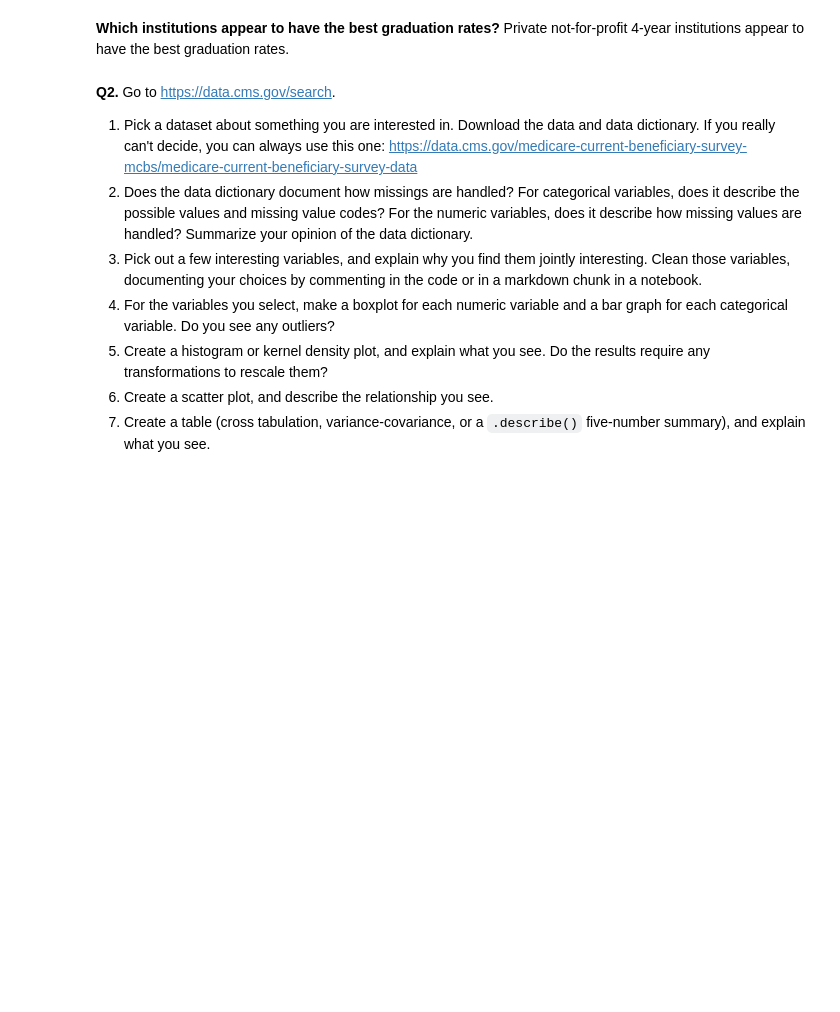
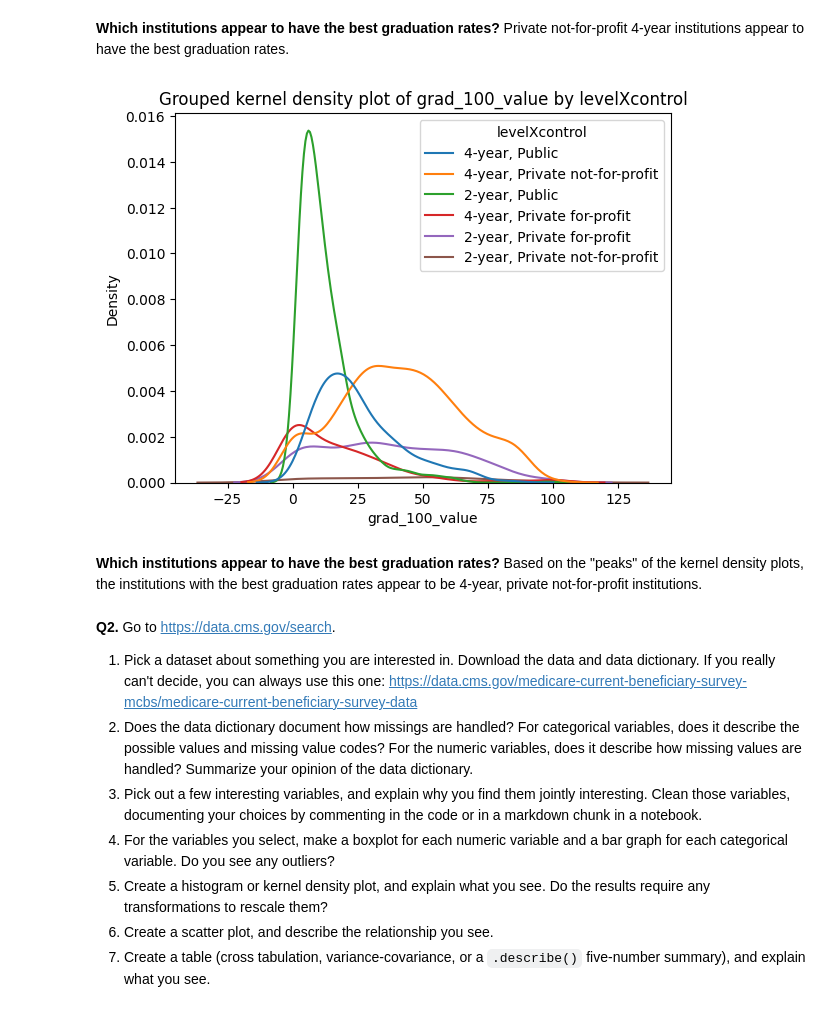
Before and after one commit to hasitanalluri/knn, a Jupyter notebook: assignment/assignment_visualization.ipynb, the cells around one changed output. Saved outputs shown, nothing was run; the diff lists cells and outputs as text; code cells hidden in the pictures; blank space fills up the shorter version.

```diff
--- a/assignment/assignment_visualization.ipynb
+++ b/assignment/assignment_visualization.ipynb
@@ -153,6 +153,20 @@ df.loc[:,['grad_100_value','control']].groupby('control').describe()
 # %% [markdown]
 **Which institutions appear to have the best graduation rates?**
 Private not-for-profit 4-year institutions appear to have the best graduation rates.
+# %%
+# 6
+# Create a new variable, df['levelXcontrol']=df['level']+', '+df['control'] that interacts level and control.
+df['levelXcontrol'] = df['level']+', '+df['control']
+
+# Make a grouped kernel density plot.
+sns.kdeplot(data=df, x='grad_100_value', hue='levelXcontrol')
+plt.title("Grouped kernel density plot of grad_100_value by levelXcontrol")
+plt.show()
+# %% [output]
+[figure, added]
+# %% [markdown]
+**Which institutions appear to have the best graduation rates?**
+Based on the "peaks" of the kernel density plots, the institutions with the best graduation rates appear to be 4-year, private not-for-profit institutions.
 # %% [markdown]
 **Q2.** Go to https://data.cms.gov/search.
 1. Pick a dataset about something you are interested in. Download the data and data dictionary. If you really can't decide, you can always use this one: https://data.cms.gov/medicare-current-beneficiary-survey-mcbs/medicare-current-beneficiary-survey-data
```
Also changed, not shown: parts of 1 cell of this notebook.
